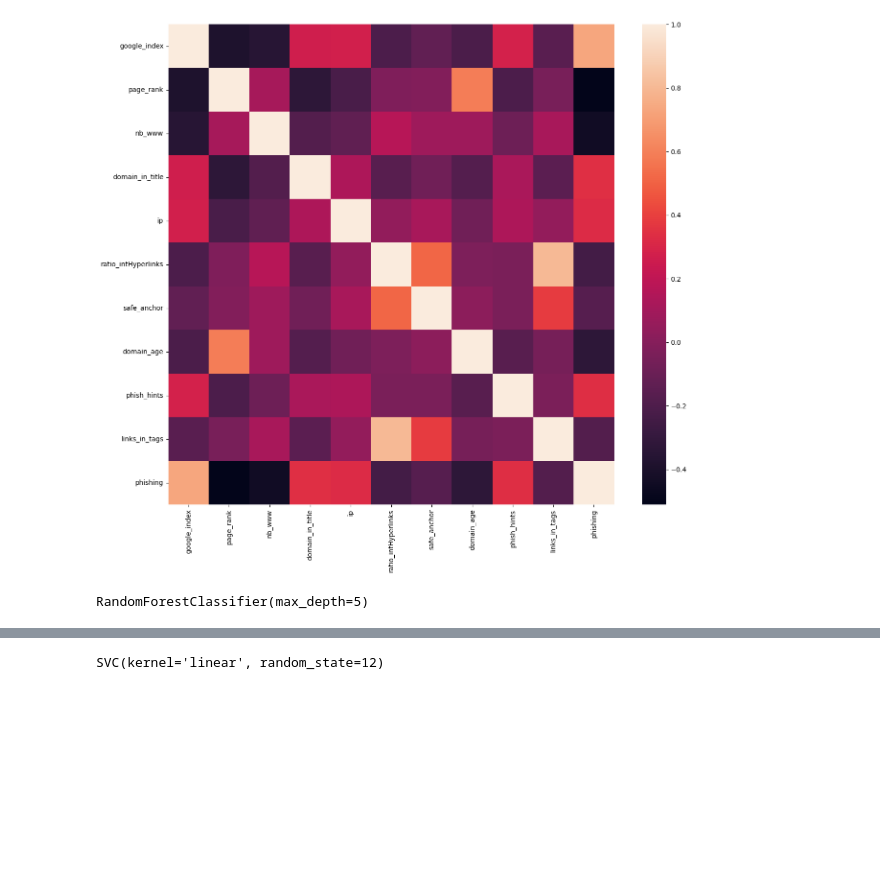
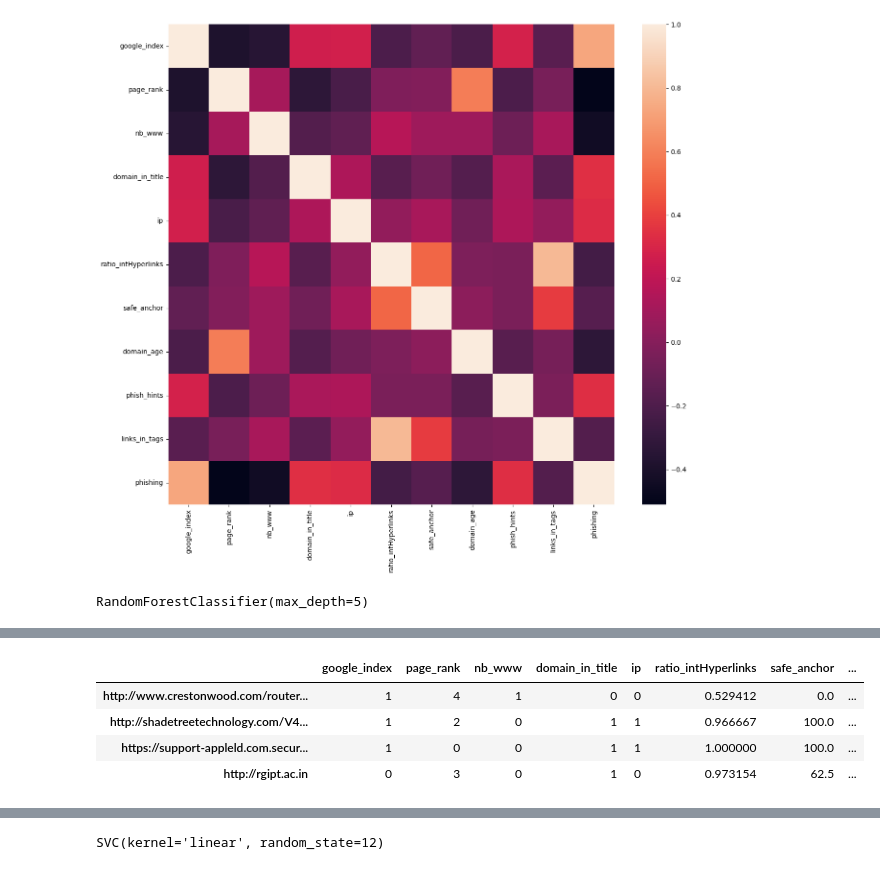
Before and after one commit to Kaaviya12/DataMining, a Jupyter notebook: DataMiningProject.ipynb, the cells around one changed output, grey strips where cells are left out. Drawn from its saved outputs; the diff is of its cells as text; code cells hidden in the pictures; blank space fills up the shorter version.

```diff
--- a/DataMiningProject.ipynb
+++ b/DataMiningProject.ipynb
@@ -344,0 +379,30 @@ y_train_forest = forest.predict(X_train)
+# %%
+
+import pandas as pd
+
+datanew = {
+    "google_index": [1, 1, 1, 0],
+    "page_rank": [4, 2, 0, 3],
+    "nb_www": [1, 0, 0, 0],
+    "domain_in_title": [0, 1, 1, 1],
+    "ip": [0, 1, 1, 0],
+    "ratio_intHyperlinks": [0.529411765, 0.966666667, 1, 0.973154362],
+    "safe_anchor": [0, 100, 100, 62.5],
+    "domain_age": [1, 5767, 4004, 1],
+    "phish_hints": [0, 0, 0, 0],
+    "links_in_tags": [80, 100, 100, 100]
+}
+
+indices = ["http://www.crestonwood.com/router.php", "http://shadetreetechnology.com/V4/validation/a111aedc8ae390eabcfa130e041a10a4", "https://support-appleld.com.secureupdate.duilawyeryork.com/ap/89e6a3b4b063b8d/?cmd=_update&dispatch=89e6a3b4b063b8d1b&locale=_", "http://rgipt.ac.in"]
+
+#load data into a DataFrame object:
+
+df = pd.DataFrame(datanew, index = indices)
+
+df.head()
+# %% [output]
+|  | google_index | page_rank | nb_www | domain_in_title | ip | ratio_intHyperlinks | safe_anchor | ... |
+| http://www.crestonwood.com/router... | 1 | 4 | 1 | 0 | 0 | 0.529412 | 0.0 | ... |
+| http://shadetreetechnology.com/V4... | 1 | 2 | 0 | 1 | 1 | 0.966667 | 100.0 | ... |
+| https://support-appleld.com.secur... | 1 | 0 | 0 | 1 | 1 | 1.000000 | 100.0 | ... |
+| http://rgipt.ac.in | 0 | 3 | 0 | 1 | 0 | 0.973154 | 62.5 | ... |
```
Also changed, not shown: parts of 8 cells of this notebook.
